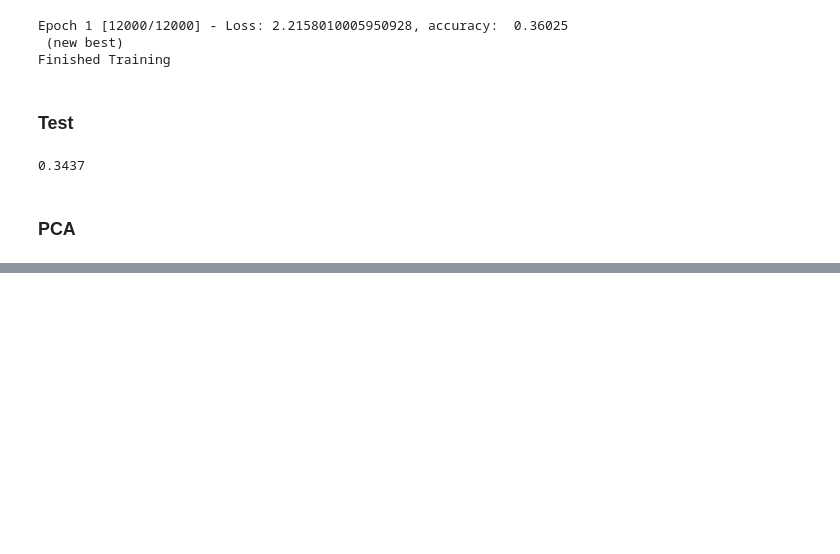
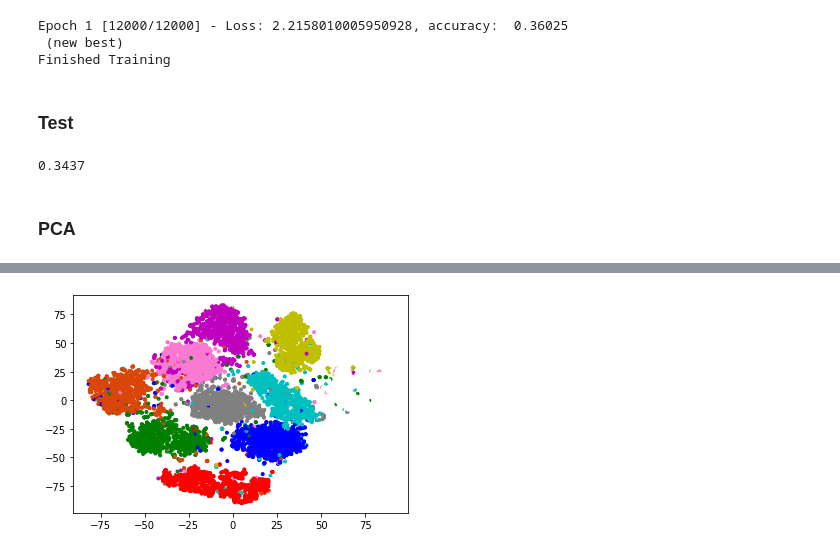
Before and after one commit to spogbob/D7047E-AdvancedDeepLearning, a Jupyter notebook: Exercise_3/exercise_3a.ipynb, the cells around one changed output, grey strips where cells are left out. Drawn from its saved outputs; the diff is of its cells as text; code cells hidden in the pictures; blank space fills up the shorter version.

```diff
--- a/Exercise_3/exercise_3a.ipynb
+++ b/Exercise_3/exercise_3a.ipynb
@@ -171,0 +178,9 @@ plt.show()
+# %%
+tsne = TSNE(n_components=2)
+tsne_result = tsne.fit_transform(out)
+# %%
+plt.scatter(tsne_result[:,0],tsne_result[:,1],c=color_arr,marker='.')
+
+plt.show()
+# %% [output]
+[figure, added]
```
Also changed, not shown: parts of 7 cells of this notebook, 2 other files.
